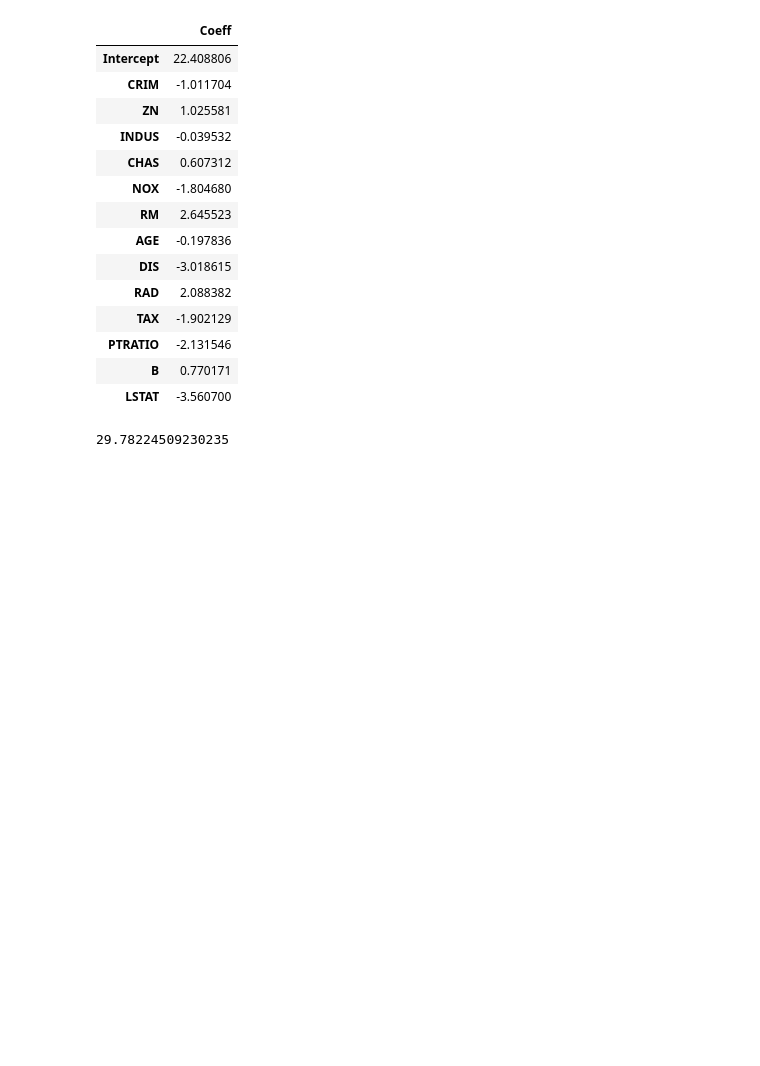
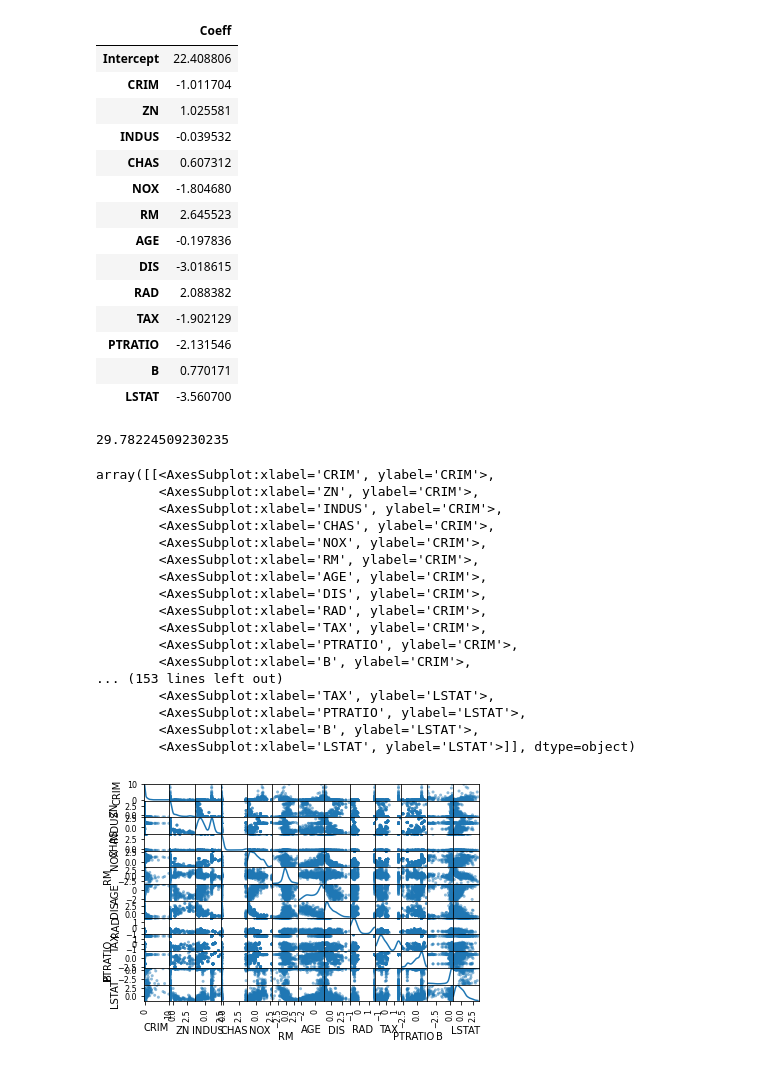
Before and after one commit to ndas1971/Misc, a Jupyter notebook: current/ml_ws.ipynb, the cells around one changed output. Drawn from its saved outputs; the diff is of its cells as text; code cells hidden in the pictures; blank space fills up the shorter version.

```diff
--- a/current/ml_ws.ipynb
+++ b/current/ml_ws.ipynb
@@ -177,3 +177,26 @@ pd.DataFrame(np.hstack((np.array(m.intercept_), m.coef_)), columns=['Coeff'],
 mean_squared_error(y_test,m.predict(X_test))
 # %% [output]
 29.78224509230235
+# %%
+#Scatter matrix
+from pandas.plotting import scatter_matrix
+scatter_matrix(pd.DataFrame(X, columns=boston.feature_names), diagonal='kde')
+# %% [output]
+array([[<AxesSubplot:xlabel='CRIM', ylabel='CRIM'>,
+        <AxesSubplot:xlabel='ZN', ylabel='CRIM'>,
+        <AxesSubplot:xlabel='INDUS', ylabel='CRIM'>,
+        <AxesSubplot:xlabel='CHAS', ylabel='CRIM'>,
+        <AxesSubplot:xlabel='NOX', ylabel='CRIM'>,
+        <AxesSubplot:xlabel='RM', ylabel='CRIM'>,
+        <AxesSubplot:xlabel='AGE', ylabel='CRIM'>,
+        <AxesSubplot:xlabel='DIS', ylabel='CRIM'>,
+        <AxesSubplot:xlabel='RAD', ylabel='CRIM'>,
+        <AxesSubplot:xlabel='TAX', ylabel='CRIM'>,
+        <AxesSubplot:xlabel='PTRATIO', ylabel='CRIM'>,
+        <AxesSubplot:xlabel='B', ylabel='CRIM'>,
+... (153 lines left out)
+        <AxesSubplot:xlabel='TAX', ylabel='LSTAT'>,
+        <AxesSubplot:xlabel='PTRATIO', ylabel='LSTAT'>,
+        <AxesSubplot:xlabel='B', ylabel='LSTAT'>,
+        <AxesSubplot:xlabel='LSTAT', ylabel='LSTAT'>]], dtype=object)
+[figure, added]
```
Also changed, not shown: parts of 1 cell of this notebook.
